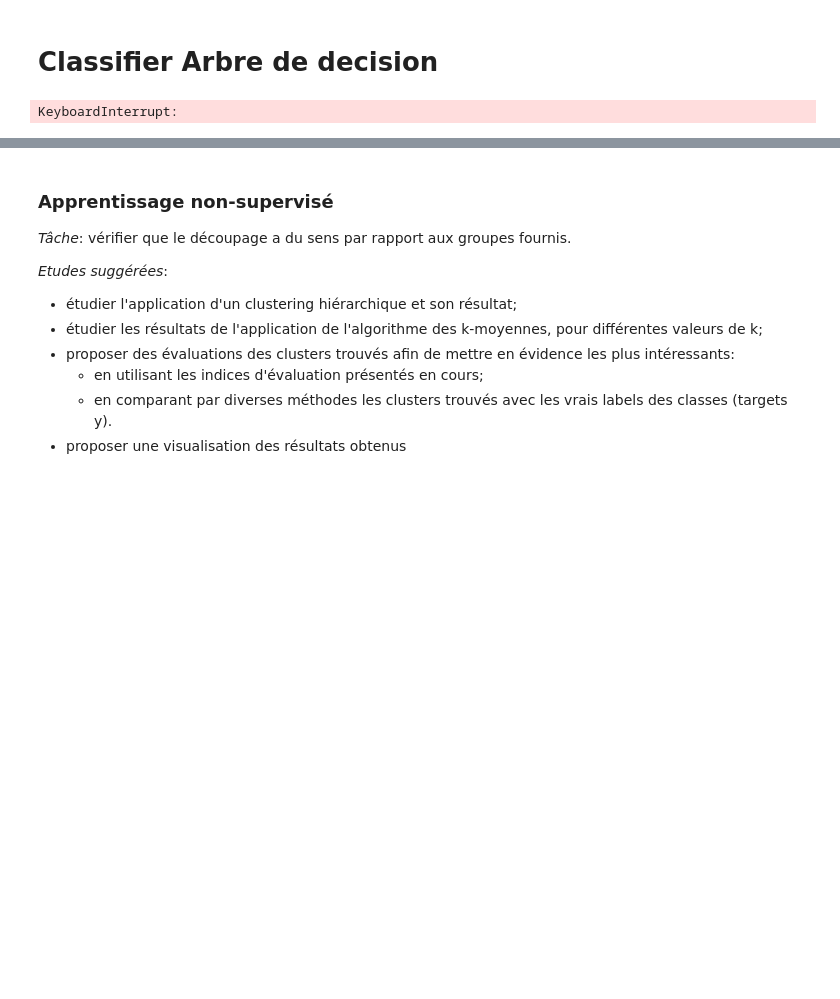
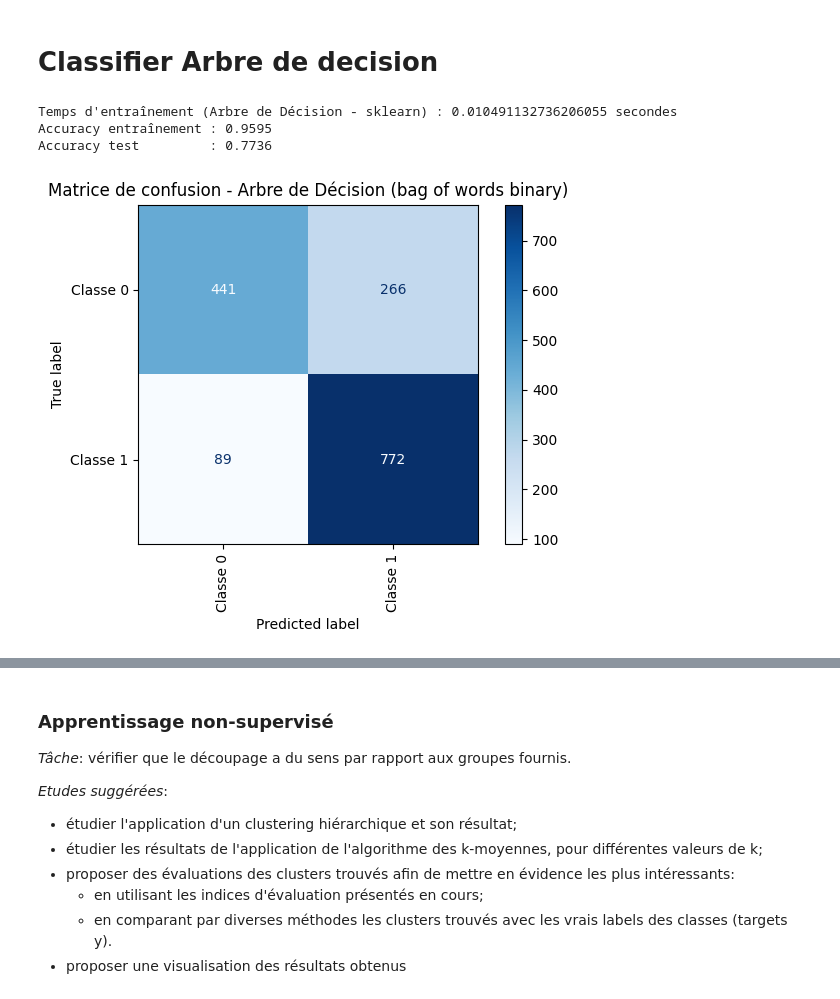
Before and after one commit to Antoine1903/Projets_Sorbonne_Universite, a Jupyter notebook: LU3IN026/miniprojet/projet-Zhang_Lecomte.ipynb, the cells around one changed output, grey strips where cells are left out. Cells and saved outputs as stored; diff of their text form; code cells hidden in the pictures; blank space fills up the shorter version.

```diff
--- a/LU3IN026/miniprojet/projet-Zhang_Lecomte.ipynb
+++ b/LU3IN026/miniprojet/projet-Zhang_Lecomte.ipynb
@@ -3853,89 +3830,64 @@ Accuracy (Naive Bayes multinomial): 0.4749
 # %% [markdown]
 # Classifier Arbre de decision
 # %%
-# ================================================================================
-# Classification binaire avec (Bag-of-Words binary) avec Arbre de Décision - Version 1
-# ================================================================================
-# Ici, nous effectuons une classification binaire en utilisant un arbre de décision.
-# Les données sont vectorisées en mode "binary" (chaque mot est 0 ou 1).
-
 # ---------------------------
-# Paramètres du test
+# Paramètres
 # ---------------------------
-epsilon = 0.1         # Seuil d'entropie pour l'arrêt (à ajuster selon vos données)
-LNoms = []            # Si vous avez des noms de features, vous pouvez les fournir ici
-
-# ---------------------------
-# Préparation des données
-# ---------------------------
-# Sélection des classes (ici, on conserve uniquement deux classes pour le binaire)
 classe1 = 0
 classe2 = 1
 
-# Filtrage des données
+# Réduction de la taille pour accélérer les tests
 df_binaire = df_train[df_train['target'].isin([classe1, classe2])].copy()
 df_test_bin = df_test[df_test['target'].isin([classe1, classe2])].copy()
 
-# Conversion des labels : 0 et 1 (pour faciliter l'interprétation)
-df_binaire['target_bin'] = df_binaire['target']  # ici, on suppose que les valeurs sont déjà 0 et 1
+# Préparation des données
+df_binaire['target_bin'] = df_binaire['target']
 df_test_bin['target_bin'] = df_test_bin['target']
 
-# Récupération des labels
 y_train_bin = df_binaire['target_bin'].values
 y_test_bin = df_test_bin['target_bin'].values
-
-# Extraction des textes tokenisés
 texts_tokenized_train = df_binaire["les_mots"].tolist()
 texts_tokenized_test = df_test_bin["les_mots"].tolist()
 
-# Vectorisation avec Bag-of-Words en mode binary (sparse)
+# Vectorisation
 X_train_sparse, _ = bag_of_words_sparse_manual(texts_tokenized_train, index_mots, mode="binary")
 X_test_sparse, _ = bag_of_words_sparse_manual(texts_tokenized_test, index_mots, mode="binary")
 
-# Pour l'arbre de décision, nous utilisons une représentation dense.
 X_train = X_train_sparse.toarray()
 X_test = X_test_sparse.toarray()
 
 # ---------------------------
-# Entraînement du classifieur Arbre de Décision
+# Utilisation de Scikit-learn pour l'arbre de décision
 # ---------------------------
-# Initialisation de l'arbre de décision avec les paramètres souhaités
-arbre_classifier = classif.ClassifierArbreDecision(input_dimension=X_train.shape[1],
-                                                    epsilon=epsilon,
-                                                    LNoms=LNoms)
+arbre_classifier = DecisionTreeClassifier(criterion="entropy", max_depth=20, random_state=0)
 
-# Chronométrage de l'entraînement
-import time
+# Entraînement
 start = time.time()
-arbre_classifier.train(X_train, y_train_bin)
+arbre_classifier.fit(X_train, y_train_bin)
 end = time.time()
-print("Temps d'entraînement (Arbre de Décision) :", end - start, "secondes")
+print("Temps d'entraînement (Arbre de Décision - sklearn) :", end - start, "secondes")
 
-# ---------------------------
-# Prédictions sur l'ensemble test
-# ---------------------------
-y_train_pred = np.array([arbre_classifier.predict(x) for x in X_train])
-y_test_pred = np.array([arbre_classifier.predict(x) for x in X_test])
+# Prédictions
+y_train_pred = arbre_classifier.predict(X_train)
+y_test_pred = arbre_classifier.predict(X_test)
 
-# ---------------------------
-# Évaluation des performances
-# ---------------------------
+# Évaluation
 acc_train = accuracy_score(y_train_bin, y_train_pred)
 acc_test = accuracy_score(y_test_bin, y_test_pred)
 
 print(f"Accuracy entraînement : {acc_train:.4f}")
 print(f"Accuracy test         : {acc_test:.4f}")
 
-# Visualisation de la matrice de confusion sur test
+# Matrice de confusion
 cm = confusion_matrix(y_test_bin, y_test_pred, labels=[classe1, classe2])
 disp = ConfusionMatrixDisplay(confusion_matrix=cm, display_labels=[f"Classe {classe1}", f"Classe {classe2}"])
 disp.plot(cmap="Blues", xticks_rotation=90)
-plt.title("Matrice de confusion - Arbre de Décision (BoW binary)")
+plt.title("Matrice de confusion - Arbre de Décision (bag of words binary)")
 plt.grid(False)
 plt.tight_layout()
 plt.show()
-
-# Optionnel : Affichage du nombre de feuilles de l'arbre
-print("Nombre de feuilles dans l'arbre :", arbre_classifier.number_leaves())
 # %% [output]
-KeyboardInterrupt:
+Temps d'entraînement (Arbre de Décision - sklearn) : 0.010491132736206055 secondes
+Accuracy entraînement : 0.9595
+Accuracy test         : 0.7736
+[figure, added]
```
Also changed, not shown: parts of 23 cells of this notebook.
